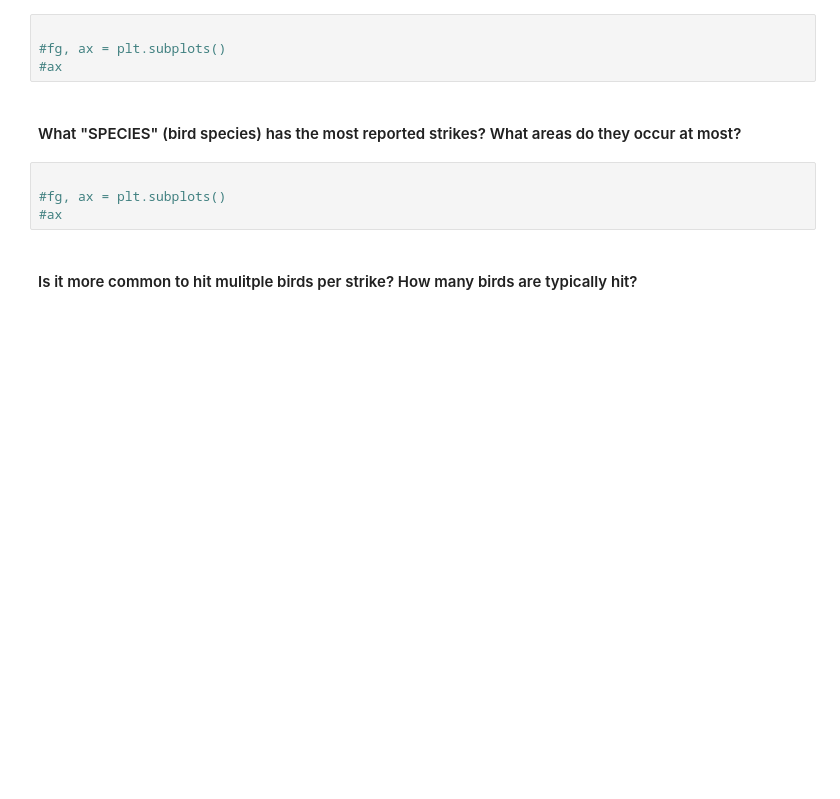
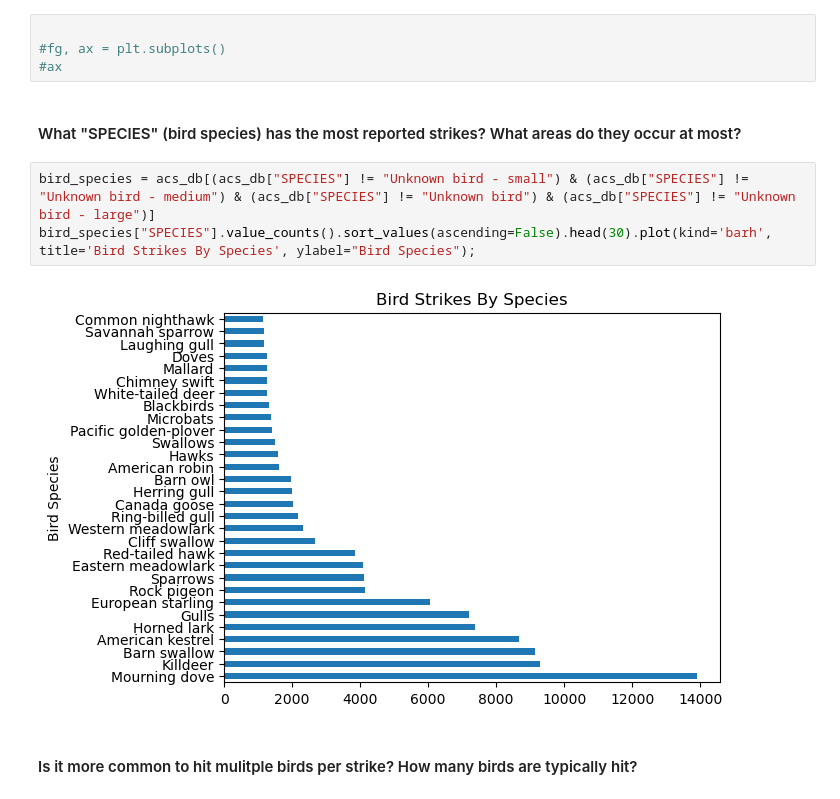
Before and after one commit to Austin-Heard/airplane-wildlife-strikes, a Jupyter notebook: notebooks/explore.ipynb, the cells around one changed output. Cells and saved outputs as stored; diff of their text form; blank space fills up the shorter version.

```diff
--- a/notebooks/explore.ipynb
+++ b/notebooks/explore.ipynb
@@ -196,10 +233,11 @@ Eng 1 and 2 for two engine aircraft
 #ax
 # %% [markdown]
 #### What "SPECIES" (bird species) has the most reported strikes? What areas do they occur at most?
-# %%
-
-#fg, ax = plt.subplots()
-#ax
+# %%
+bird_species = acs_db[(acs_db["SPECIES"] != "Unknown bird - small") & (acs_db["SPECIES"] != "Unknown bird - medium") & (acs_db["SPECIES"] != "Unknown bird") & (acs_db["SPECIES"] != "Unknown bird - large")]
+bird_species["SPECIES"].value_counts().sort_values(ascending=False).head(30).plot(kind='barh', title='Bird Strikes By Species', ylabel="Bird Species");
+# %% [output]
+[figure, added]
 # %% [markdown]
 #### Is it more common to hit mulitple birds per strike? How many birds are typically hit?
 # %%
```
Also changed, not shown: parts of 10 cells of this notebook, 1 other file.
